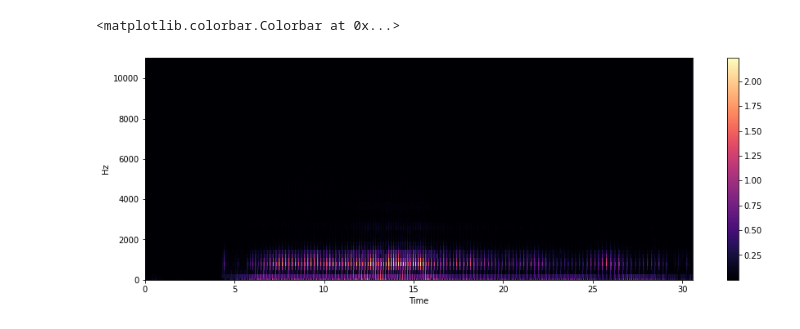
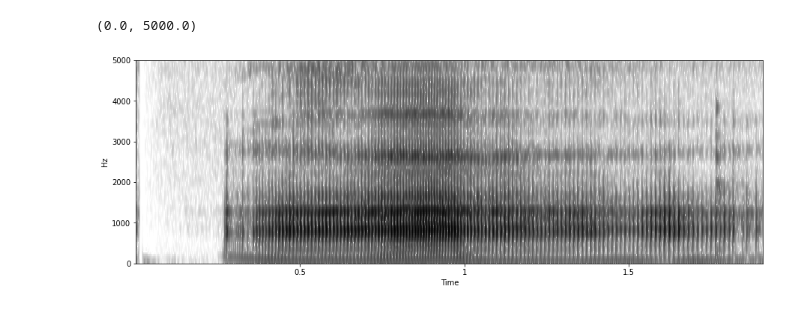
Before and after one commit to hsnam95/class2021Fall, a Jupyter notebook: sound_librosa.ipynb, the cells around one changed output. Drawn from its saved outputs; the diff is of its cells as text; code cells hidden in the pictures.

```diff
--- a/sound_librosa.ipynb
+++ b/sound_librosa.ipynb
@@ -23,11 +18,21 @@ Text(0.5, 0, 'samples taken every 1/sr of a second')
-# %%
-hop_length = 32
-S = librosa.stft(x, n_fft=round(0.005*sr), hop_length=hop_length)
-
-plt.figure(figsize=(15, 5))
-librosa.display.specshow(S, sr=sr, x_axis='time', y_axis='fft', fmax = 5000)
-
-plt.colorbar()
-# %% [output]
-<matplotlib.colorbar.Colorbar at 0x...>
-[figure, removed]
+# %%
+s_preemp = librosa.effects.preemphasis(s)
+
+n_fft=512
+hop_length=int(0.001*sr)
+win_length=int(sr*0.008)
+
+plt.figure(figsize=(15, 5))
+
+spec = librosa.stft(s_preemp, n_fft=n_fft, hop_length=hop_length, win_length=win_length, window = 'hann')
+
+magspec = np.abs(spec)
+
+dBspec = librosa.amplitude_to_db(magspec, ref=np.max)
+
+librosa.display.specshow(dBspec, sr=sr, x_coords = np.linspace(1, len(s), dBspec.shape[1])/sr , x_axis='time', y_axis='linear', cmap='Greys')
+
+plt.ylim((0,5000))
+# %% [output]
+(0.0, 5000.0)
+[figure, added]
```
Also changed, not shown: parts of 3 cells of this notebook.
